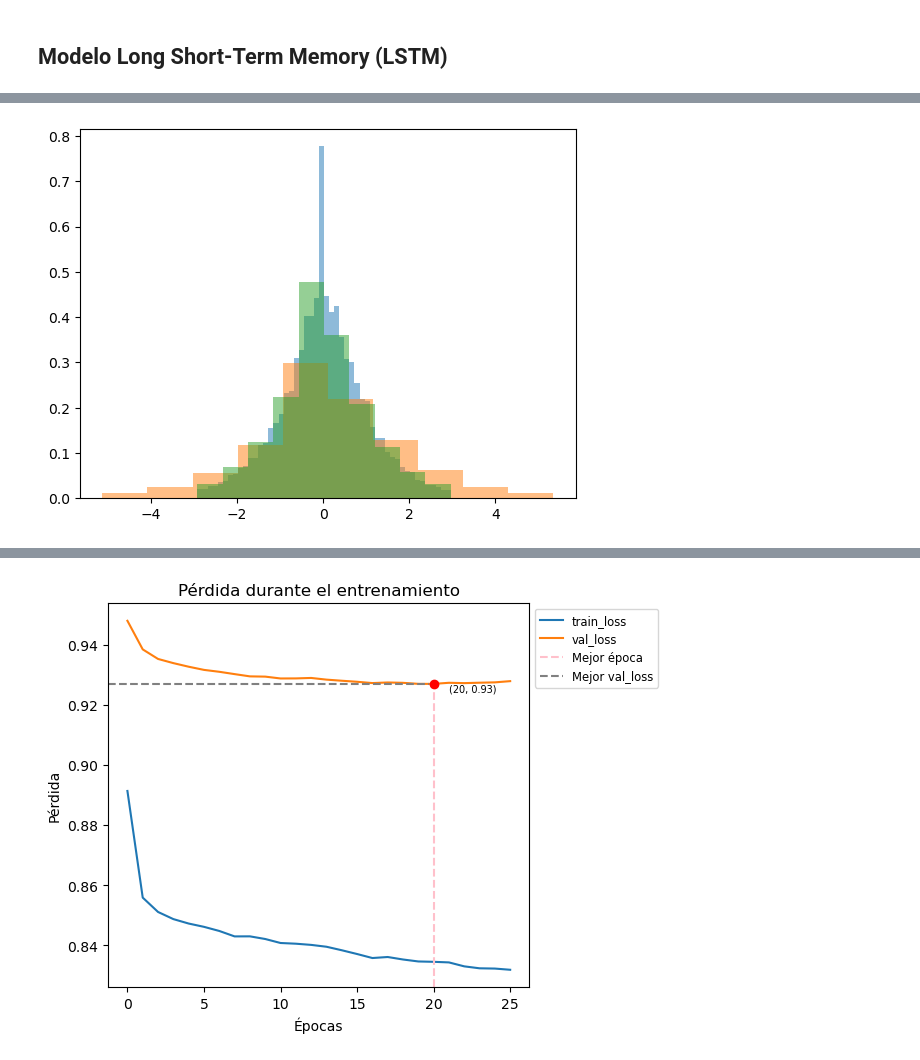
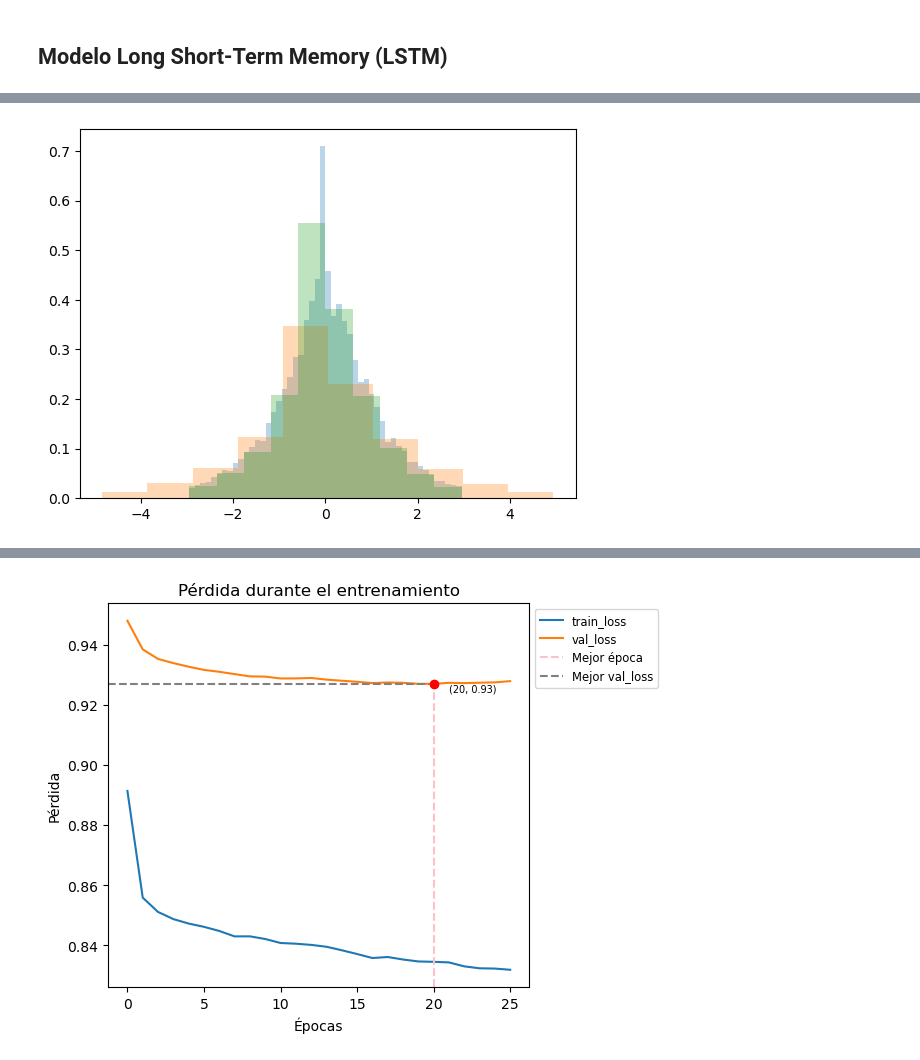
Before and after one commit to IFTrejoM/Binance-price-volatility-predictions-LSTM, a Jupyter notebook: binance.ipynb, the cells around one changed output, grey strips where cells are left out. Saved outputs shown, nothing was run; the diff lists cells and outputs as text; code cells hidden in the pictures.

```diff
--- a/binance.ipynb
+++ b/binance.ipynb
@@ -431,8 +437,8 @@ from sklearn.linear_model import Lasso, Ridge
 from sklearn.metrics import mean_squared_error
 
 # Definimos la variable objetivo y variables características escaladas:
-X_scaled = df_train_1_scaled.drop(columns=Y_list)
-Y_scaled = df_train_1_scaled["mid_p_change_10s"]
+X_scaled = df_train_scaled.drop(columns=Y_list)
+Y_scaled = df_train_scaled["mid_p_change_10s"]
 
 # Dividimos los datos en conjuntos de entrenamiento y prueba:
 
@@ -656,8 +662,8 @@ from statsmodels.graphics.tsaplots import plot_acf, plot_pacf
 # Utilizar la función filtro de variables con Lasso y Ridge:
 L1L2_X = select_features_from_regularization(
     regularization_coefs, # Matriz de coeficientes de regularización
-    lasso_threshold=0.02, # 0.02
-    ridge_threshold=0.02 # 0.02
+    lasso_threshold=0.05, # 0.02
+    ridge_threshold=0.05 # 0.02
     )
 
 # Revisar las variables seleccionadas:
@@ -677,7 +678,7 @@ L1L2_X
  'imbalance_5']
 # %%
 # Escalar las características
-X = df_train_1[L1L2_X]
+X = df_train[L1L2_X]
 X_scaler = StandardScaler()
 X_scaled = X_scaler.fit_transform(X)
 X_scaled = pd.DataFrame(X_scaled, columns=X.columns, index=X.index)
@@ -721,7 +721,7 @@ Index(['buy_10s_volume_ma_200', 'imbalance_3_lag_1', 'sell_10s_volume_ma_10',
       dtype='object')
 # %%
 # Dividir los datos en entrenamiento (85% del total) y prueba (15% del total)
-train_size = int(len(X_scaled) * 0.90)
+train_size = int(len(X_scaled) * 0.7)
 X_train, X_test = X_scaled[:train_size], X_scaled[train_size:]
 Y_train, Y_test = Y_scaled[:train_size], Y_scaled[train_size:]
 
@@ -729,7 +729,7 @@ Y_train, Y_test = Y_scaled[:train_size], Y_scaled[train_size:]
 Y_test_rescaled = Y_scaler.inverse_transform(Y_test)
 
 # Dividir el conjunto de entrenamiento en entrenamiento (80% de train_size) y validación (20% de train_size)
-val_size = int(train_size * 0.8)
+val_size = int(train_size * 0.7)
 X_train, X_val = X_train[:val_size], X_train[val_size:]
 Y_train, Y_val = Y_train[:val_size], Y_train[val_size:]
 
@@ -744,10 +744,10 @@ n_features = X_train.shape[2]
 n_outputs = Y_scaled.shape[1]
 # %%
 # Visualizar  distribución de variable objetivo:
-plt.hist(Y_train, alpha=0.5, bins=50, density=True, label="Y_train")
-plt.hist(Y_test_rescaled, alpha=0.5, density=True, label="Y_test")
-plt.hist(Y_val, alpha=0.5, density=True, label="Y_val")
+plt.hist(Y_train, alpha=0.3, bins=50, density=True, label="Y_train")
+plt.hist(Y_test_rescaled, alpha=0.3, density=True, label="Y_test")
+plt.hist(Y_val, alpha=0.3, density=True, label="Y_val")
 plt.show()
 # %% [output]
-[figure, old version]
+[figure, new version]
 # %%
```
Also changed, not shown: parts of 34 cells of this notebook, 5 other files.
